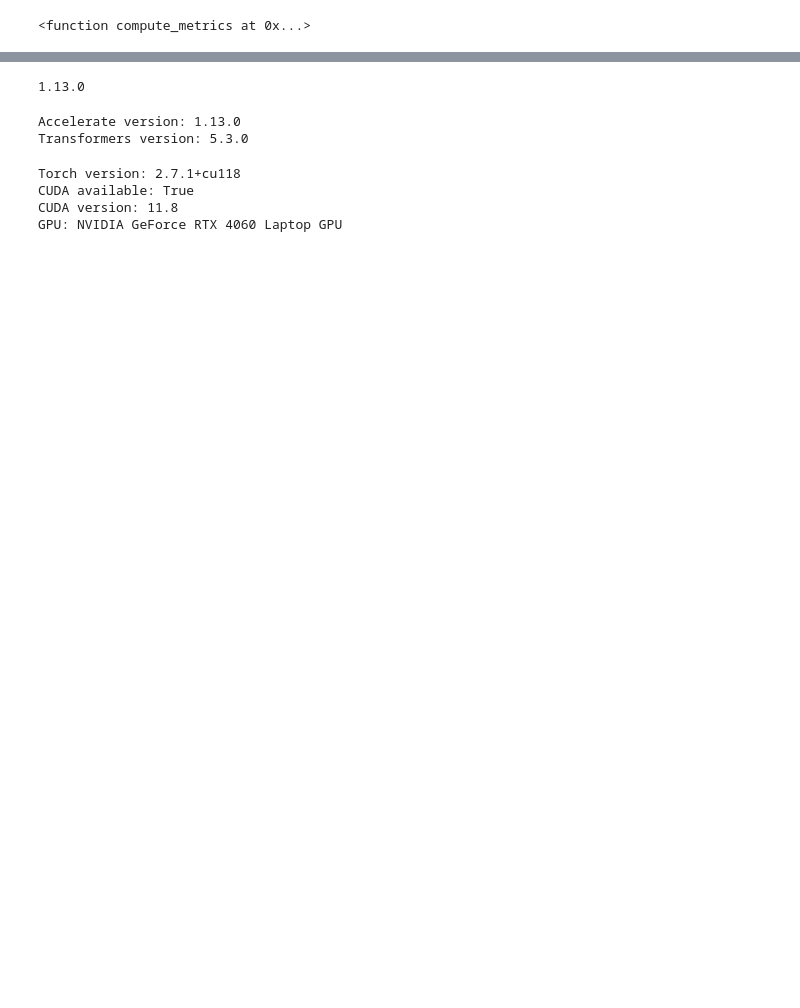
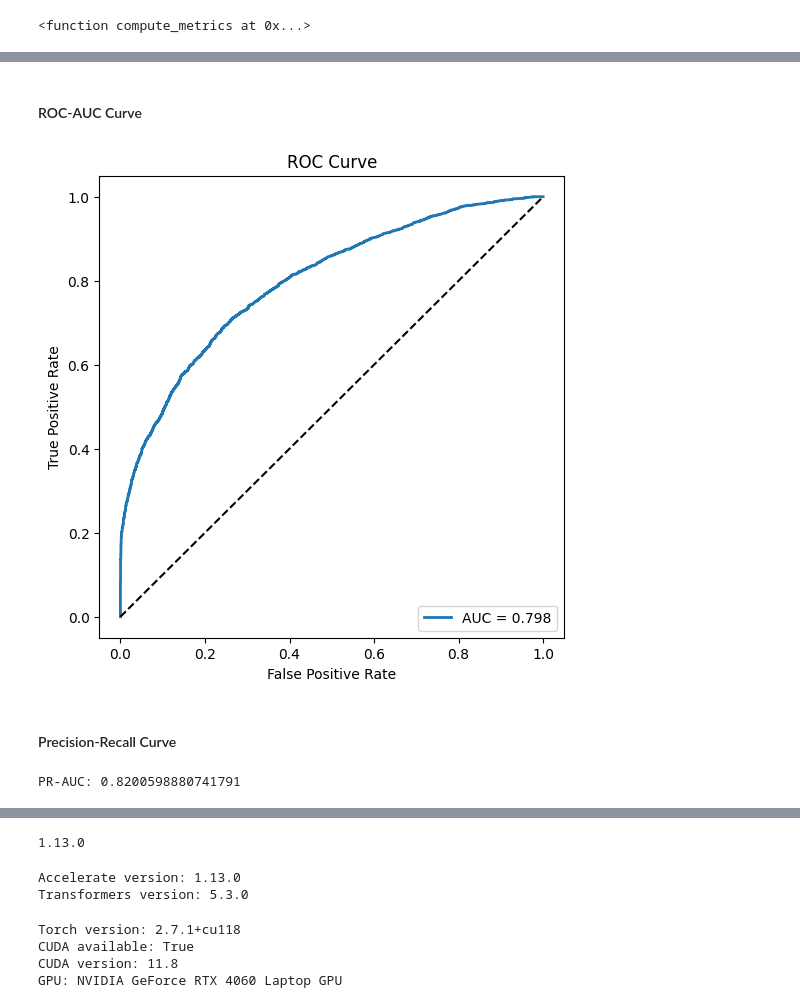
Before and after one commit to lemonmelonn/devanasokan_fyp, a Jupyter notebook: 05_model_training/model4_distilbert_ori.ipynb, the cells around one changed output, grey strips where cells are left out. Drawn from its saved outputs; the diff is of its cells as text; code cells hidden in the pictures; blank space fills up the shorter version.

Commit message:
start new code for model evaluation

```diff
--- a/05_model_training/model4_distilbert_ori.ipynb
+++ b/05_model_training/model4_distilbert_ori.ipynb
@@ -168,0 +166,47 @@ print(history)
+# %%
+# Evaluate the model on the test set
+predictions = trainer.predict(full_dataset["test"])
+
+logits = predictions.predictions
+y_true = predictions.label_ids
+
+# Convert logits to predicted classes
+y_pred = np.argmax(predictions.predictions, axis=-1)
+# %%
+from scipy.special import softmax
+
+probabilities = softmax(logits, axis=1)
+# %%
+y_scores = probabilities[:, 1]
+# %% [markdown]
+#### ROC-AUC Curve
+# %%
+from sklearn.metrics import roc_curve, auc
+
+fpr, tpr, thresholds = roc_curve(y_true, y_scores)
+
+roc_auc = auc(fpr, tpr)
+# %%
+import matplotlib.pyplot as plt
+
+plt.figure(figsize=(6,6))
+
+plt.plot(
+    fpr,
+    tpr,
+    label=f"AUC = {roc_auc:.3f}",
+    linewidth=2
+)
+
+plt.plot([0,1],[0,1],'k--')
+
+plt.xlabel("False Positive Rate")
+plt.ylabel("True Positive Rate")
+plt.title("ROC Curve")
+plt.legend(loc="lower right")
+
+plt.show()
+# %% [output]
+[figure, added]
+# %% [markdown]
+#### Precision-Recall Curve
@@ -168,0 +216,11 @@ print(history)
+# %%
+precision, recall, thresholds = precision_recall_curve(
+    y_true,
+    y_scores
+)
+
+pr_auc = auc(recall, precision)
+
+print("PR-AUC:", pr_auc)
+# %% [output]
+PR-AUC: 0.8200598880741791
```
Also changed, not shown: parts of 15 cells of this notebook, 1 other file.
